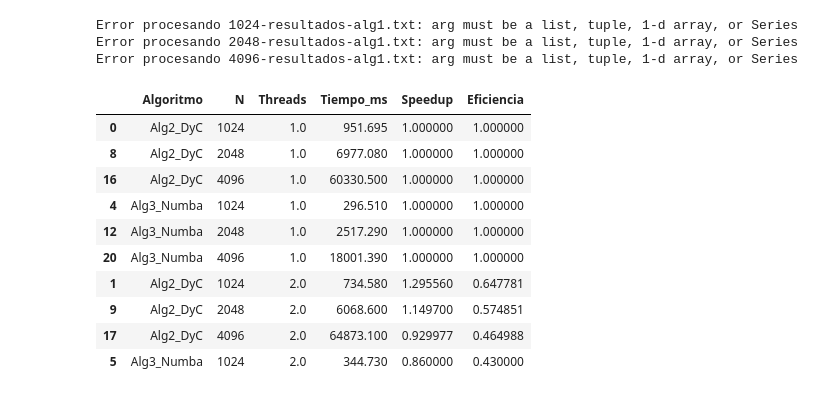
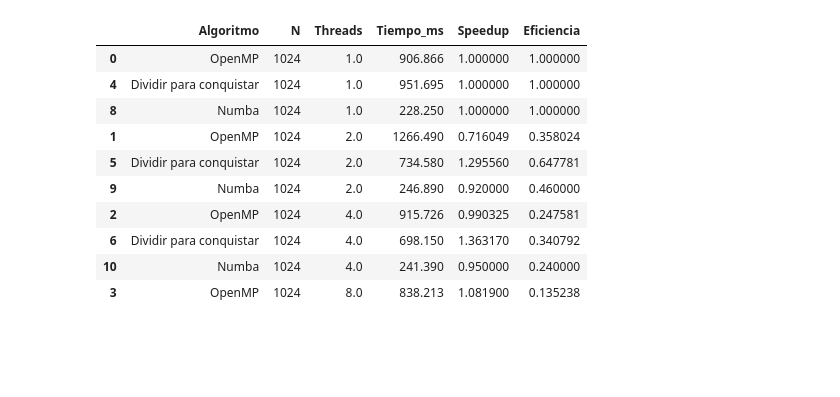
Before and after one commit to Fernanda-Bley/IMT2112-cpp, a Jupyter notebook: t2-imt2112/t2-imt2112.ipynb, the cells around one changed output. Drawn from its saved outputs; the diff is of its cells as text; code cells hidden in the pictures; blank space fills up the shorter version.

```diff
--- a/t2-imt2112/t2-imt2112.ipynb
+++ b/t2-imt2112/t2-imt2112.ipynb
@@ -290,7 +297,6 @@ Threads: 8     Tiempo: 18080.17 ms      Speedup: 1.00   Eficiencia: 0.12
 
 Resultados guardados en 4096-resultados-py-alg-1.txt
 # %%
-import re
 def cargar_dataset_resultados(ruta_archivos):
     """
     Carga los resultados de los archivos .txt generados por los algoritmos
@@ -308,11 +314,11 @@ def cargar_dataset_resultados(ruta_archivos):
         n_val = 2048 # Default
 
         if 'alg1' in nombre_key or 'alg-1' in nombre_key:
-            alg = "Alg1_OpenMP"
+            alg = "OpenMP"
         elif 'alg2' in nombre_key or 'alg-2' in nombre_key:
-            alg = "Alg2_DyC"
+            alg = "Dividir para conquistar"
         elif 'py' in nombre_key or 'numba' in nombre_key:
-            alg = "Alg3_Numba"
+            alg = "Numba"
 
         # Extraer N usando regex o búsqueda simple en el nombre
         match_n = re.search(r'(\d{3,4})', nombre_key)
@@ -387,39 +393,39 @@ def cargar_dataset_resultados(ruta_archivos):
     else:
         return pd.DataFrame()
 # %%
+## Los resultados disponibles se hacen al correr los valores con algoritmox N
+## Siendo N el tamaño de la matriz, los archivos les cambie el nombre a mano
+## Dejé disponible los resultados del computador en las carpetas "resultados-computador-x" para cada computador
+computador_deseado = 1
 archivos_a_procesar = {
-    "alg1_1024": "1024-resultados-alg1.txt",
-    "alg2_1024": "1024-resultados-alg-2.txt",
-    "py_1024":   "1024-resultados-py-alg-1.txt",
+    "alg1_1024": f"./resultados-computador-{computador_deseado}/1024-resultados-alg1.txt",
+    "alg2_1024": f"./resultados-computador-{computador_deseado}/1024-resultados-alg-2.txt",
+    "py_1024":   f"./resultados-computador-{computador_deseado}/1024-resultados-py-alg-1.txt",
 
-    "alg1_2048": "2048-resultados-alg1.txt", # Asumiendo que existen con este nombre
-    "alg2_2048": "2048-resultados-alg-2.txt",
-    "py_2048":   "2048-resultados-py-alg-1.txt",
+    "alg1_2048": f"./resultados-computador-{computador_deseado}/2048-resultados-alg1.txt",
+    "alg2_2048": f"./resultados-computador-{computador_deseado}/2048-resultados-alg-2.txt",
+    "py_2048":   f"./resultados-computador-{computador_deseado}/2048-resultados-py-alg-1.txt",
 
-    "alg1_4096": "4096-resultados-alg1.txt",
-    "alg2_4096": "4096-resultados-alg-2.txt", # Si no existe, la función lo ignorará
-    "py_4096":   "4096-resultados-py-alg-1.txt",
+    "alg1_4096": f"./resultados-computador-{computador_deseado}/4096-resultados-alg1.txt",
+    "alg2_4096": f"./resultados-computador-{computador_deseado}/4096-resultados-alg-2.txt",
+    "py_4096":   f"./resultados-computador-{computador_deseado}/4096-resultados-py-alg-1.txt",
 }
 
 dataset_N = cargar_dataset_resultados(archivos_a_procesar)
-# %% [output]
-Error procesando 1024-resultados-alg1.txt: arg must be a list, tuple, 1-d array, or Series
-Error procesando 2048-resultados-alg1.txt: arg must be a list, tuple, 1-d array, or Series
-Error procesando 4096-resultados-alg1.txt: arg must be a list, tuple, 1-d array, or Series
 # %%
 ## Ordenar por threads y algoritmo
 
-dataset_N = dataset_N.sort_values(by=['Threads', 'Algoritmo'])
+dataset_N = dataset_N.sort_values(by=['N', 'Threads'])
 dataset_N.head(10)
 # %% [output]
 |  | Algoritmo | N | Threads | Tiempo_ms | Speedup | Eficiencia |
-| 0 | Alg2_DyC | 1024 | 1.0 | 951.695 | 1.000000 | 1.000000 |
-| 8 | Alg2_DyC | 2048 | 1.0 | 6977.080 | 1.000000 | 1.000000 |
-| 16 | Alg2_DyC | 4096 | 1.0 | 60330.500 | 1.000000 | 1.000000 |
-| 4 | Alg3_Numba | 1024 | 1.0 | 296.510 | 1.000000 | 1.000000 |
-| 12 | Alg3_Numba | 2048 | 1.0 | 2517.290 | 1.000000 | 1.000000 |
-| 20 | Alg3_Numba | 4096 | 1.0 | 18001.390 | 1.000000 | 1.000000 |
-| 1 | Alg2_DyC | 1024 | 2.0 | 734.580 | 1.295560 | 0.647781 |
-| 9 | Alg2_DyC | 2048 | 2.0 | 6068.600 | 1.149700 | 0.574851 |
-| 17 | Alg2_DyC | 4096 | 2.0 | 64873.100 | 0.929977 | 0.464988 |
-| 5 | Alg3_Numba | 1024 | 2.0 | 344.730 | 0.860000 | 0.430000 |
+| 0 | OpenMP | 1024 | 1.0 | 906.866 | 1.000000 | 1.000000 |
+| 4 | Dividir para conquistar | 1024 | 1.0 | 951.695 | 1.000000 | 1.000000 |
+| 8 | Numba | 1024 | 1.0 | 228.250 | 1.000000 | 1.000000 |
+| 1 | OpenMP | 1024 | 2.0 | 1266.490 | 0.716049 | 0.358024 |
+| 5 | Dividir para conquistar | 1024 | 2.0 | 734.580 | 1.295560 | 0.647781 |
+| 9 | Numba | 1024 | 2.0 | 246.890 | 0.920000 | 0.460000 |
+| 2 | OpenMP | 1024 | 4.0 | 915.726 | 0.990325 | 0.247581 |
+| 6 | Dividir para conquistar | 1024 | 4.0 | 698.150 | 1.363170 | 0.340792 |
+| 10 | Numba | 1024 | 4.0 | 241.390 | 0.950000 | 0.240000 |
+| 3 | OpenMP | 1024 | 8.0 | 838.213 | 1.081900 | 0.135238 |
```
Also changed, not shown: parts of 11 cells of this notebook, 25 other files.
